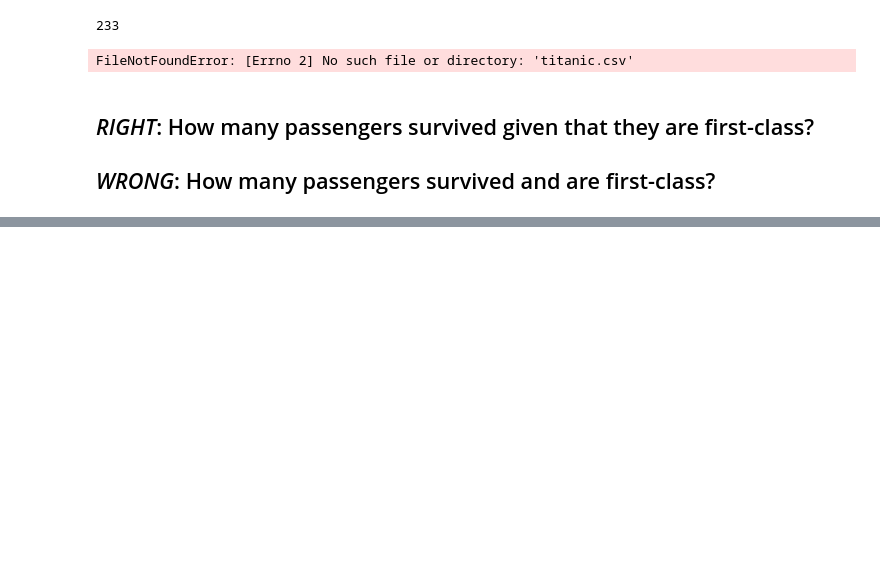
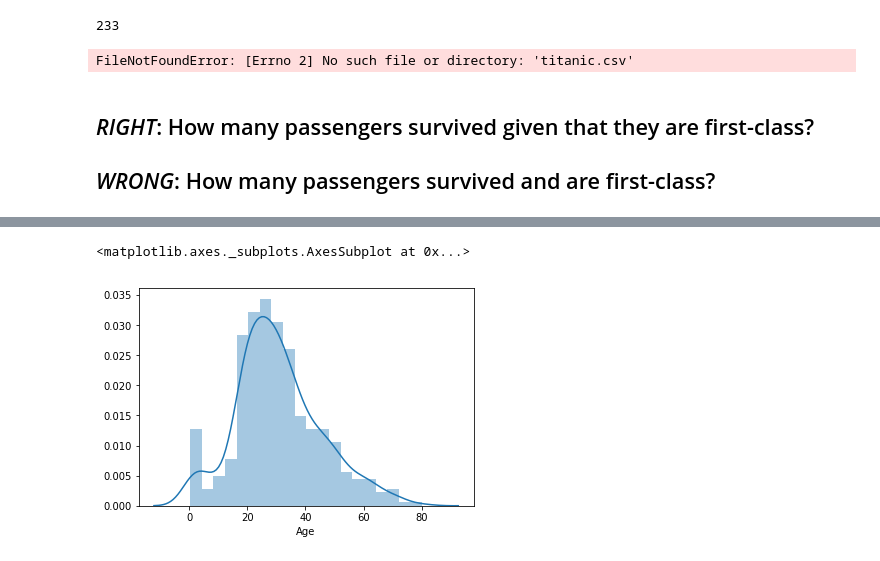
Before and after one commit to capt-alien/ds1.1Code, a Jupyter notebook: Titanic Exploration data.ipynb, the cells around one changed output, grey strips where cells are left out. Saved outputs shown, nothing was run; the diff lists cells and outputs as text; code cells hidden in the pictures; blank space fills up the shorter version.

```diff
--- a/Titanic Exploration data.ipynb
+++ b/Titanic Exploration data.ipynb
@@ -190,0 +146,7 @@ df.describe
+# %%
+sns.distplot(df[df['Sex']=='male']['Age'].dropna(), hist=True, kde=True, bins=20)
+
+# kde is the line
+# %% [output]
+<matplotlib.axes._subplots.AxesSubplot at 0x...>
+[figure, added]
```
Also changed, not shown: parts of 11 cells of this notebook, 1 other file.
